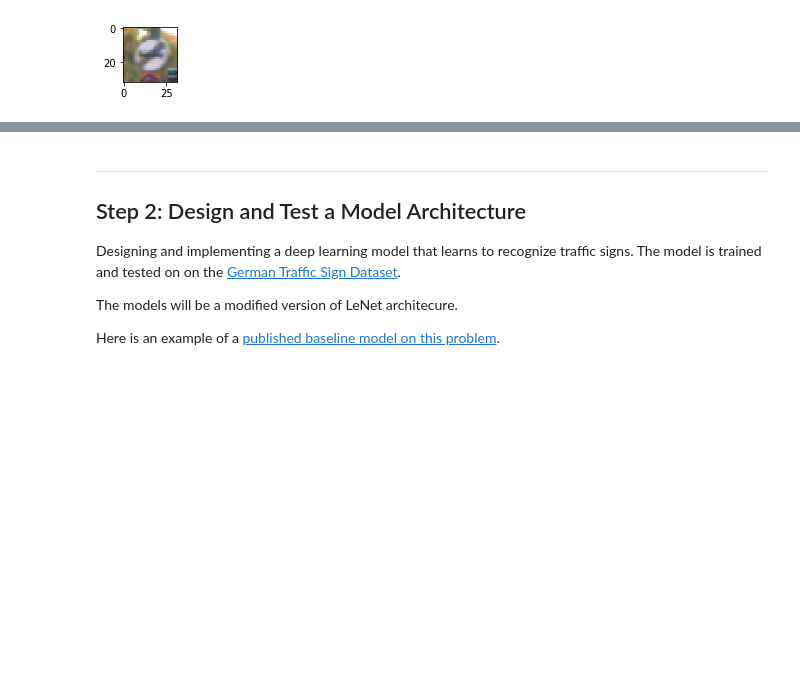
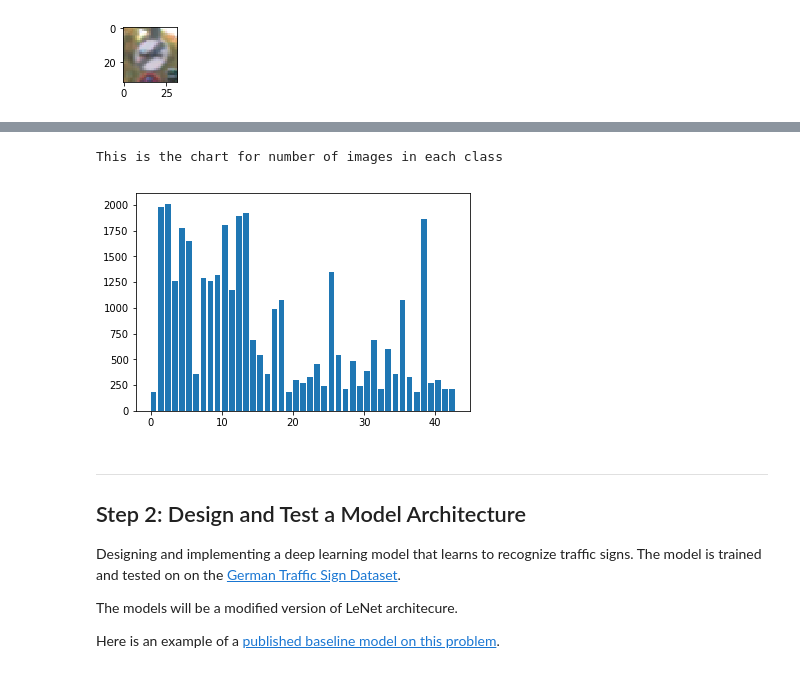
Before and after one commit to Shivam-Bhardwaj/TrafficSignDetector-TensorFlow, a Jupyter notebook: Traffic_Sign_Classifier.ipynb, the cells around one changed output, grey strips where cells are left out. Drawn from its saved outputs; the diff is of its cells as text; code cells hidden in the pictures; blank space fills up the shorter version.

```diff
--- a/Traffic_Sign_Classifier.ipynb
+++ b/Traffic_Sign_Classifier.ipynb
@@ -152,3 +198,12 @@ for index in range(100,101):
+# %%
+x,y = np.unique(y_train, return_counts=True)
+plt.bar(x,y)
+plt.show
+
+print ('This is the chart for number of images in each class')
+# %% [output]
+This is the chart for number of images in each class
+[figure, added]
 # %% [markdown]
 ----
 
```
Also changed, not shown: parts of 5 cells of this notebook.
